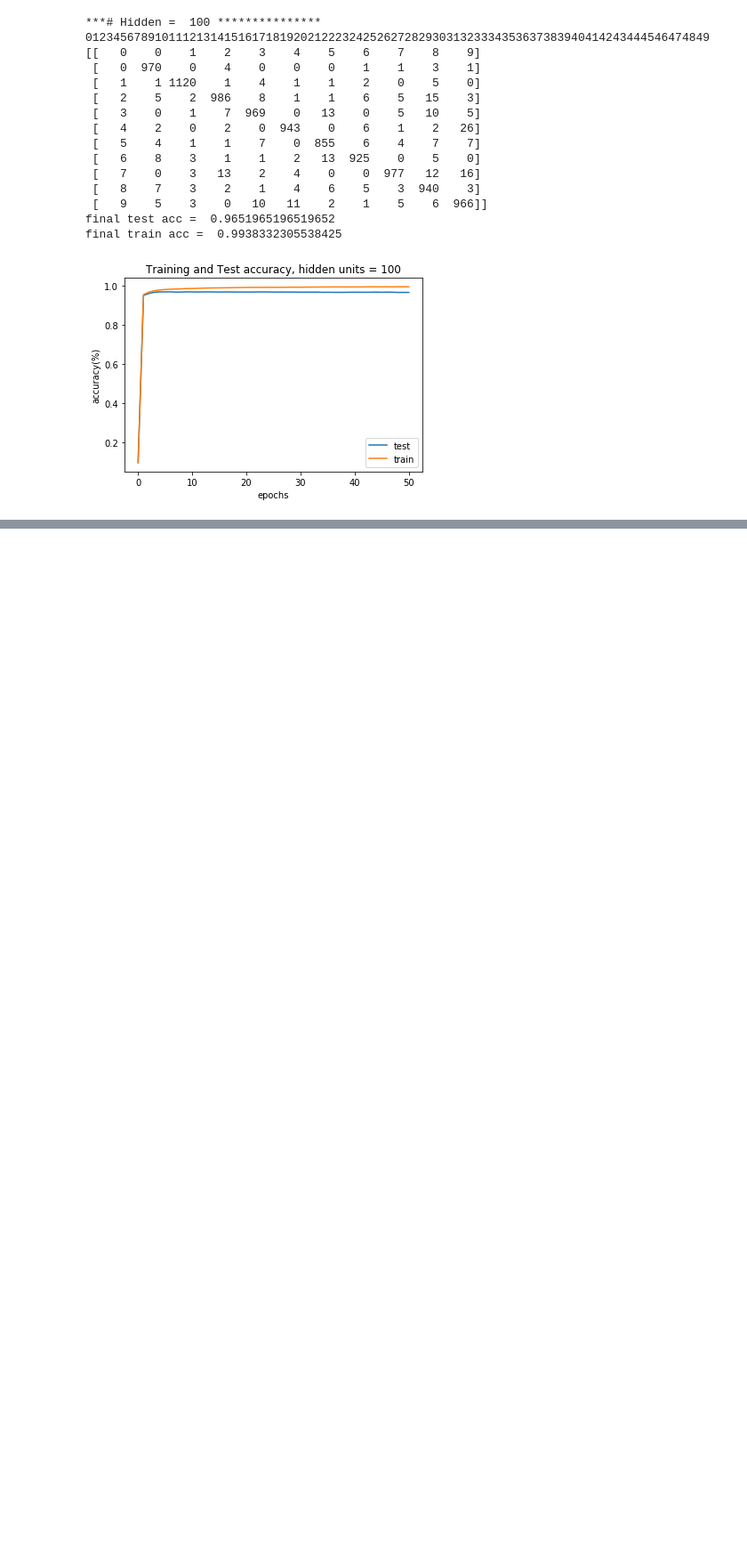
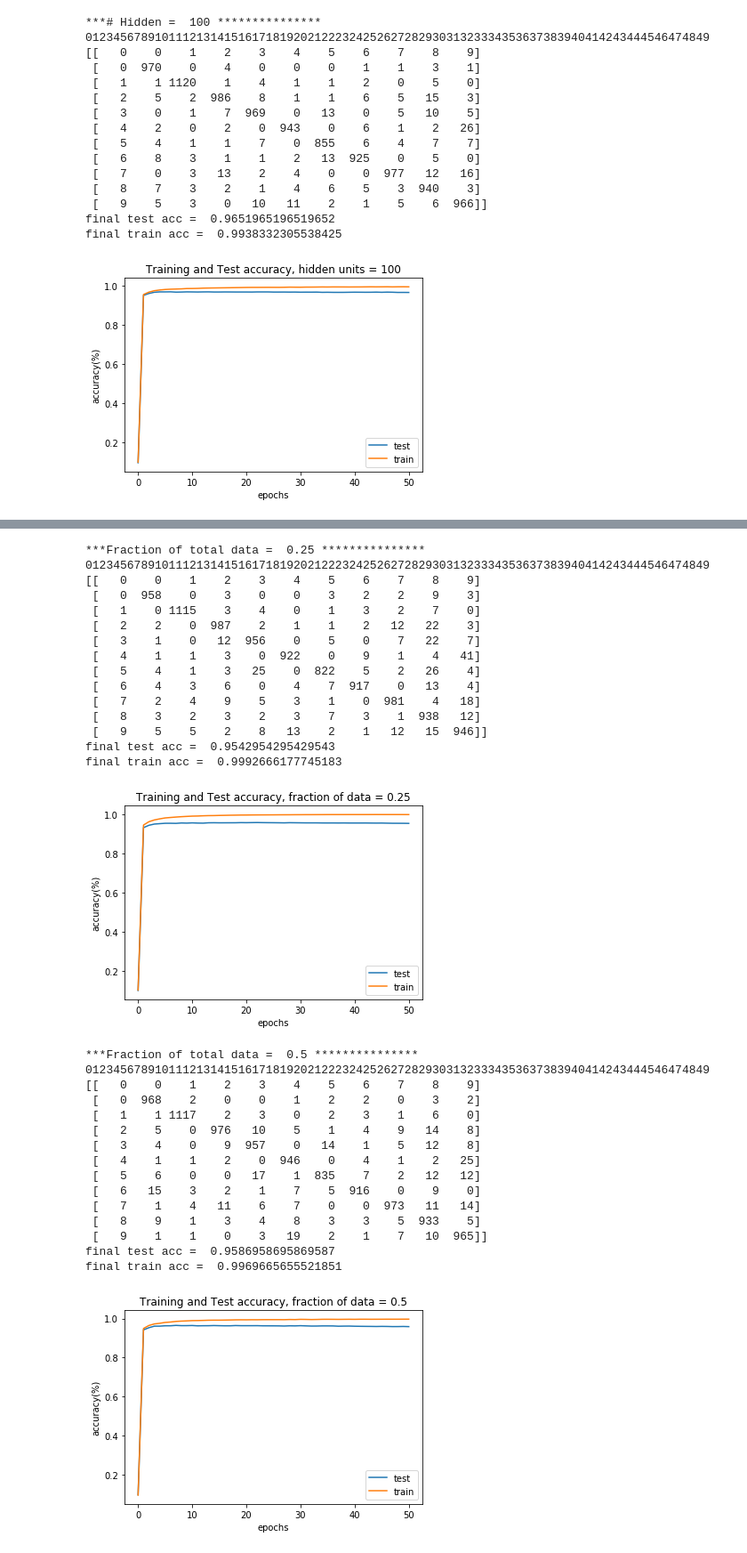
Before and after one commit to jzcs/ML_Winter2019, a Jupyter notebook: ML_HW_2.ipynb, the cells around one changed output, grey strips where cells are left out. Shown at 89% size. Saved outputs shown, nothing was run; the diff lists cells and outputs as text; code cells hidden in the pictures; blank space fills up the shorter version.

```diff
--- a/ML_HW_2.ipynb
+++ b/ML_HW_2.ipynb
@@ -284,31 +324,64 @@ length = len(train_data)
 for frac in data_frac:
     ind = int(length*frac) #number of examples in subset of training data
     part_data = train_data[0:ind,:]
     print("***Fraction of total data = ",frac,"***************")
     w_hi = (np.random.rand(785,hu) * 0.10) - 0.05 #weights, input to hidden
     w_oh = (np.random.rand(hu+1,10) * 0.10) - 0.05 #weights, hidden to output
     acc_test = []
     acc_train = []
 
     acc_test.append(acc(w_hi, w_oh,test_data)) #initial accuracy values
     acc_train.append(acc(w_hi, w_oh,part_data))
 
     for i in range(0,epochs):
-        train(w_hi, w_oh, train_data, learning_rate, momentum)
+        train(w_hi, w_oh, part_data, learning_rate, momentum)
         acc_test.append(acc(w_hi, w_oh,test_data))
         acc_train.append(acc(w_hi, w_oh,part_data))
         print(i, end='', flush=True)
     print(" ") #newline
 
     print(cm(w_hi, w_oh, test_data))
     print("final test acc = ", acc_test[len(acc_test)-1])
     print("final train acc = ", acc_train[len(acc_train)-1])
 
     plt.plot(acc_test)
     plt.plot(acc_train)
     plt.xlabel("epochs")
     plt.ylabel("accuracy(%)")
     title = "Training and Test accuracy, fraction of data = " + str(frac)
     plt.title(title)
     plt.legend(("test", "train"),loc='lower right')
     plt.show()
+# %% [output]
+***Fraction of total data =  0.25 ***************
+012345678910111213141516171819202122232425262728293031323334353637383940414243444546474849
+[[   0    0    1    2    3    4    5    6    7    8    9]
+ [   0  958    0    3    0    0    3    2    2    9    3]
+ [   1    0 1115    3    4    0    1    3    2    7    0]
+ [   2    2    0  987    2    1    1    2   12   22    3]
+ [   3    1    0   12  956    0    5    0    7   22    7]
+ [   4    1    1    3    0  922    0    9    1    4   41]
+ [   5    4    1    3   25    0  822    5    2   26    4]
+ [   6    4    3    6    0    4    7  917    0   13    4]
+ [   7    2    4    9    5    3    1    0  981    4   18]
+ [   8    3    2    3    2    3    7    3    1  938   12]
+ [   9    5    5    2    8   13    2    1   12   15  946]]
+final test acc =  0.9542954295429543
+final train acc =  0.9992666177745183
+[figure, added]
+***Fraction of total data =  0.5 ***************
+012345678910111213141516171819202122232425262728293031323334353637383940414243444546474849
+[[   0    0    1    2    3    4    5    6    7    8    9]
+ [   0  968    2    0    0    1    2    2    0    3    2]
+ [   1    1 1117    2    3    0    2    3    1    6    0]
+ [   2    5    0  976   10    5    1    4    9   14    8]
+ [   3    4    0    9  957    0   14    1    5   12    8]
+ [   4    1    1    2    0  946    0    4    1    2   25]
+ [   5    6    0    0   17    1  835    7    2   12   12]
+ [   6   15    3    2    1    7    5  916    0    9    0]
+ [   7    1    4   11    6    7    0    0  973   11   14]
+ [   8    9    1    3    4    8    3    3    5  933    5]
+ [   9    1    1    0    3   19    2    1    7   10  965]]
+final test acc =  0.9586958695869587
+final train acc =  0.9969665655521851
+[figure, added]
```
Also changed, not shown: parts of 6 cells of this notebook.
